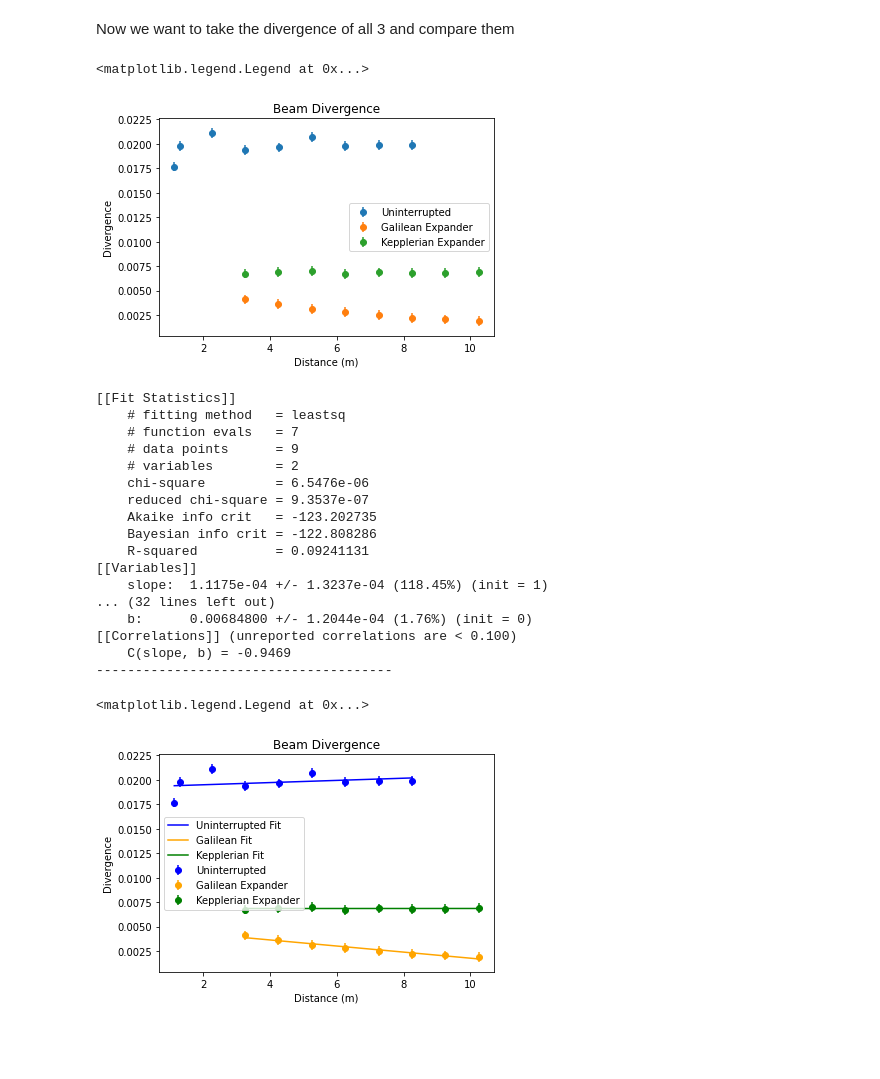
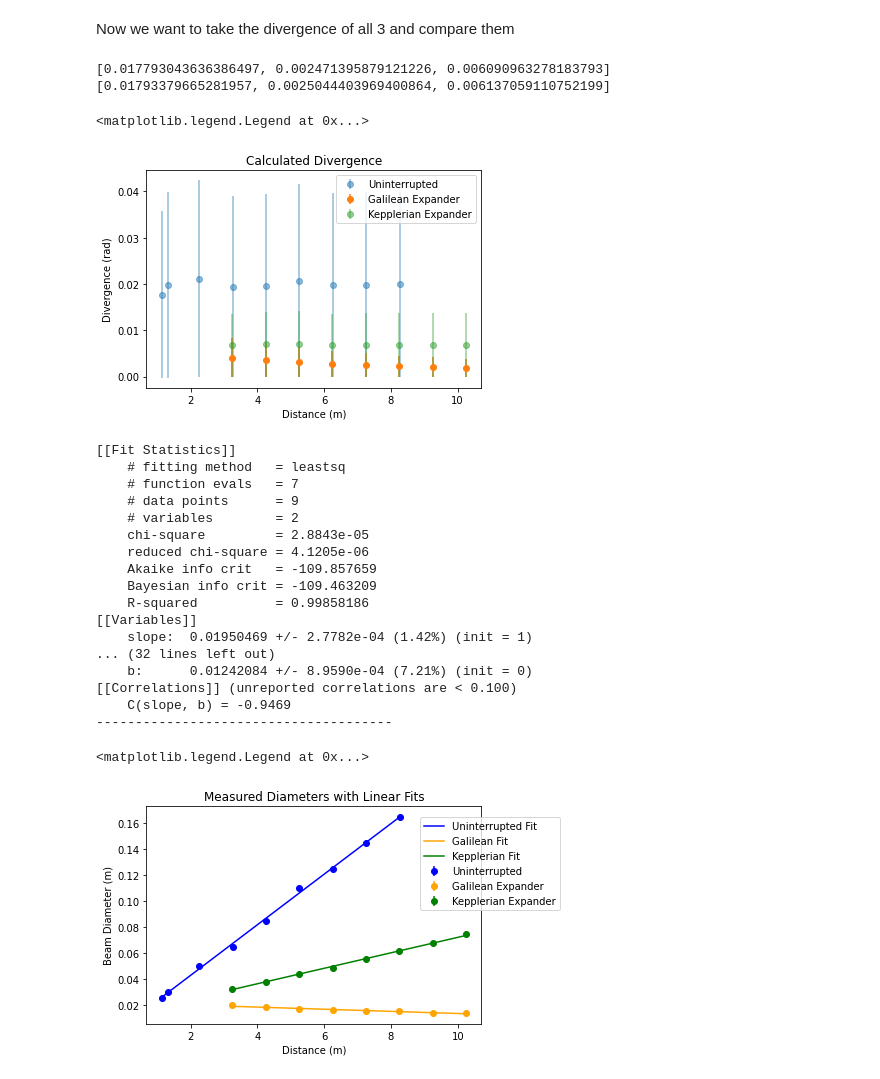
Before and after one commit to Fderick/Advanced-Lab-Data, a Jupyter notebook: Lab01-ExpandingLaserBeams.ipynb, the cells around one changed output. Drawn from its saved outputs; the diff is of its cells as text; code cells hidden in the pictures; blank space fills up the shorter version.

```diff
--- a/Lab01-ExpandingLaserBeams.ipynb
+++ b/Lab01-ExpandingLaserBeams.ipynb
@@ -3,7 +3,7 @@ import numpy as np
 import matplotlib.pyplot as plt
 # %%
 ### Initial Laser Measurements
-distances = [00.5,1.131,1.312,2.26,3.26,4.26,5.26,6.26,7.26,8.26] #m
+distances = [0.5,1.131,1.312,2.26,3.26,4.26,5.26,6.26,7.26,8.26] #m
 distances = np.array(distances)
 del_dist = 0.005 # 0.5 cm uncertainty in distances
 beam_diam_cm = [1.5,2.5,3,5,6.5,8.5,11,12.5,14.5,16.5] #cm
@@ -87,55 +89,70 @@ theta  = np.sqrt((beam_diam**2 - d_0[0]**2)/distances**2)
 theta2 = np.sqrt(np.abs((beam2_diam**2 - d_0[1]**2)/distances2**2))
 theta3 = np.sqrt((beam3_diam**2 - d_0[2]**2)/distances2**2)
 
-#THE CURRENT UNCERTAINTIES FOR THETA NEED TO BE CALCULATED
+theta_avs = [np.sum(theta)/len(theta),np.sum(theta2)/len(theta2),np.sum(theta3)/len(theta3)]
 
-plt.errorbar(distances[1:], theta[1:], label="Uninterrupted",yerr = del_beam_diam, fmt = 'o')
-plt.errorbar(distances2[1:], theta2[1:], label="Galilean Expander",yerr = del_beam_diam, fmt = 'o')
-plt.errorbar(distances2[1:], theta3[1:], label="Kepplerian Expander",yerr = del_beam_diam, fmt = 'o')
+
+
+del_theta = np.sqrt( ( ( beam_diam+del_beam_diam)**2 - (d_0[0] +del_beam_diam)**2) / (distances-del_dist)**2)
+del_theta2 = np.sqrt( np.abs( ( beam2_diam+del_beam2_diam)**2 - (d_0[1] +del_beam_diam)**2) / (distances2-del_dist)**2)
+del_theta3 = np.sqrt( ( ( beam3_diam+del_beam3_diam)**2 - (d_0[2] +del_beam_diam)**2) / (distances2-del_dist)**2)
+
+del_theta_avs = [np.sum(del_theta)/len(del_theta),np.sum(del_theta2)/len(del_theta2),np.sum(del_theta3)/len(del_theta3)]
+
+
+print(theta_avs)
+print(del_theta_avs)
+
+
+plt.errorbar(distances[1:], theta[1:], label="Uninterrupted",yerr = del_theta[1:], fmt = 'o', alpha =0.5)
+plt.errorbar(distances2[1:], theta2[1:], label="Galilean Expander",yerr = del_theta2[1:], fmt = 'o', alpha = 1)
+plt.errorbar(distances2[1:], theta3[1:], label="Kepplerian Expander",yerr = del_theta3[1:], fmt = 'o', alpha = 0.5)
 plt.xlabel("Distance (m)")
-plt.ylabel("Divergence")
-plt.title("Beam Divergence")
+plt.ylabel("Divergence (rad)")
+plt.title("Calculated Divergence")
 plt.legend()
 # %% [output]
-<matplotlib.legend.Legend at 0x...>
+[0.017793043636386497, 0.002471395879121226, 0.006090963278183793]
+[0.01793379665281957, 0.0025044403969400864, 0.006137059110752199]
+<matplotlib.legend.Legend at 0x...>
-[figure, old version]
+[figure, new version]
 # %%
 import PhysicsFunctions as phy
 
-theta_fit,_ = phy.fitLinear(distances[1:],theta[1:])
+theta_fit,_ = phy.fitLinear(distances[1:],beam_diam[1:])
 print("--------------------------------------")
-theta2_fit,_ = phy.fitLinear(distances2[1:],theta2[1:])
+theta2_fit,_ = phy.fitLinear(distances2[1:],beam2_diam[1:])
 print("--------------------------------------")
-theta3_fit,_ = phy.fitLinear(distances2[1:],theta3[1:],6)
+theta3_fit,_ = phy.fitLinear(distances2[1:],beam3_diam[1:],6)
 print("--------------------------------------")
 
-plt.errorbar(distances[1:], theta[1:], label="Uninterrupted",yerr = del_beam_diam, fmt = 'o', color="blue")
+plt.errorbar(distances[1:], beam_diam[1:], label="Uninterrupted",yerr = del_beam_diam, fmt = 'o', color="blue")
 plt.plot(distances[1:],theta_fit,label = "Uninterrupted Fit", color = "blue")
-plt.errorbar(distances2[1:], theta2[1:], label="Galilean Expander",yerr = del_beam_diam, fmt = 'o', color="orange")
+plt.errorbar(distances2[1:], beam2_diam[1:], label="Galilean Expander",yerr = del_beam_diam, fmt = 'o', color="orange")
 plt.plot(distances2[1:],theta2_fit,label = "Galilean Fit", color ="orange")
-plt.errorbar(distances2[1:], theta3[1:], label="Kepplerian Expander",yerr = del_beam_diam, fmt = 'o',color ="green")
+plt.errorbar(distances2[1:], beam3_diam[1:], label="Kepplerian Expander",yerr = del_beam_diam, fmt = 'o',color ="green")
 plt.plot(distances2[1:],theta3_fit,label = "Kepplerian Fit",color = "green")
 plt.xlabel("Distance (m)")
-plt.ylabel("Divergence")
-plt.title("Beam Divergence")
-plt.legend(loc="center left")
+plt.ylabel("Beam Diameter (m)")
+plt.title("Measured Diameters with Linear Fits")
+plt.legend(bbox_to_anchor = (1.25, 0.5), loc='lower right')
 # %% [output]
 [[Fit Statistics]]
     # fitting method   = leastsq
     # function evals   = 7
     # data points      = 9
     # variables        = 2
-    chi-square         = 6.5476e-06
-    reduced chi-square = 9.3537e-07
-    Akaike info crit   = -123.202735
-    Bayesian info crit = -122.808286
-    R-squared          = 0.09241131
+    chi-square         = 2.8843e-05
+    reduced chi-square = 4.1205e-06
+    Akaike info crit   = -109.857659
+    Bayesian info crit = -109.463209
+    R-squared          = 0.99858186
 [[Variables]]
-    slope:  1.1175e-04 +/- 1.3237e-04 (118.45%) (init = 1)
+    slope:  0.01950469 +/- 2.7782e-04 (1.42%) (init = 1)
 ... (32 lines left out)
-    b:      0.00684800 +/- 1.2044e-04 (1.76%) (init = 0)
+    b:      0.01242084 +/- 8.9590e-04 (7.21%) (init = 0)
 [[Correlations]] (unreported correlations are < 0.100)
     C(slope, b) = -0.9469
 --------------------------------------
 <matplotlib.legend.Legend at 0x...>
-[figure, old version]
+[figure, new version]
```
Also changed, not shown: parts of 4 cells of this notebook, 2 other files.
